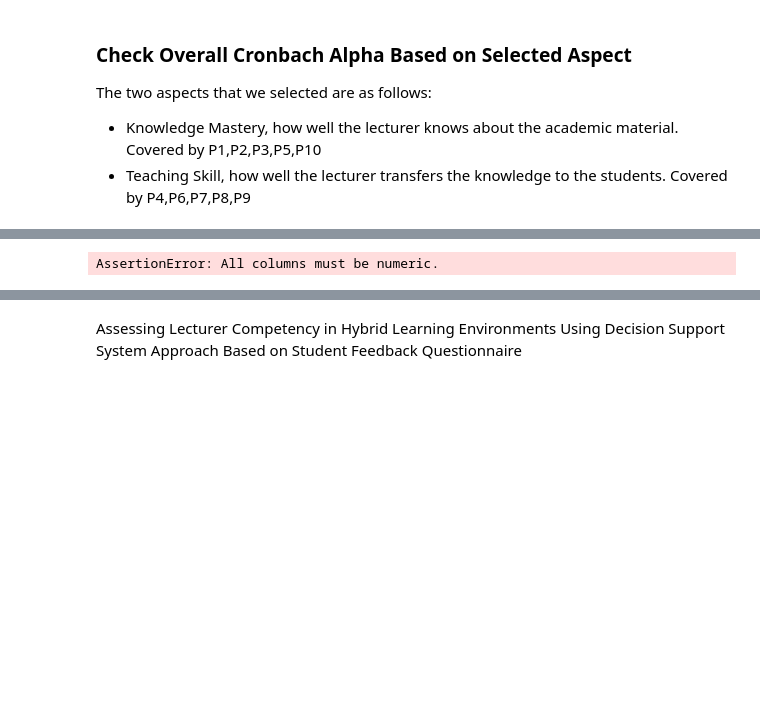
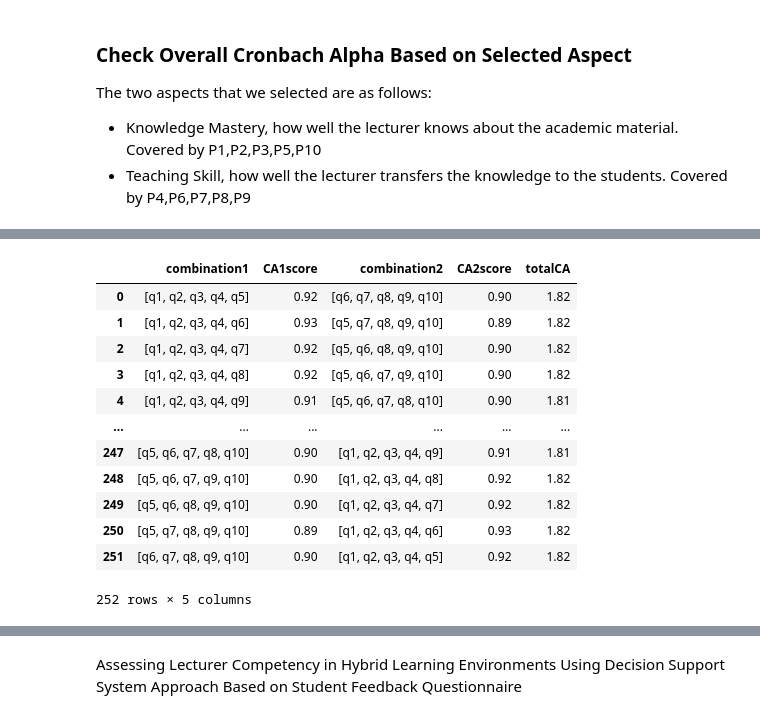
Before and after one commit to rif42/DecisionSupportSystem_RankingSystem, a Jupyter notebook: DSS-SAW-Mark6_DatasetAnalysis.ipynb, the cells around one changed output, grey strips where cells are left out. Cells and saved outputs as stored; diff of their text form; code cells hidden in the pictures; blank space fills up the shorter version.

```diff
--- a/DSS-SAW-Mark6_DatasetAnalysis.ipynb
+++ b/DSS-SAW-Mark6_DatasetAnalysis.ipynb
@@ -115,5 +113,7 @@ We found that the CA score for knowledge mastery aspect is 0.90, and CA score fo
 # %%
 import itertools
+
+df3.drop(['dosen','ta','nim','kdmk','nmmk','saran'], axis=1, inplace=True)
 
 # Create an array of 10 numbers
 numbers = ['q1', 'q2', 'q3', 'q4', 'q5', 'q6', 'q7', 'q8', 'q9', 'q10']
@@ -131,31 +131,43 @@ for combination1 in combinations:
 
     #extract items from tuple
     combination1 = list(combination1)
 
     #eliminate combination list from numbers list
     combination2 = numbers.copy()
     for item in combination1:
         combination2.remove(item)
 
     # #drop columns
     df_ca1 = df_ca.drop(combination1, axis=1)
     df_ca2 = df_ca.drop(combination2, axis=1)
 
     #calculate cronbach alpha
     ca_score1 = pg.cronbach_alpha(data=df_ca1)
     ca_score2 = pg.cronbach_alpha(data=df_ca2)
 
     # round to 2 decimal places
     ca_score1 = round(ca_score1[0], 2)
     ca_score2 = round(ca_score2[0], 2)
 
     # calculate sum of ca_score
     total_ca = ca_score1 + ca_score2
 
     #add all data to dataframe
     df_ca_test.loc[len(df_ca_test)] = [combination1, ca_score1, combination2, ca_score2, total_ca]
 
 
 df_ca_test
 # %% [output]
+|  | combination1 | CA1score | combination2 | CA2score | totalCA |
+| 0 | [q1, q2, q3, q4, q5] | 0.92 | [q6, q7, q8, q9, q10] | 0.90 | 1.82 |
+| 1 | [q1, q2, q3, q4, q6] | 0.93 | [q5, q7, q8, q9, q10] | 0.89 | 1.82 |
+| 2 | [q1, q2, q3, q4, q7] | 0.92 | [q5, q6, q8, q9, q10] | 0.90 | 1.82 |
+| 3 | [q1, q2, q3, q4, q8] | 0.92 | [q5, q6, q7, q9, q10] | 0.90 | 1.82 |
+| 4 | [q1, q2, q3, q4, q9] | 0.91 | [q5, q6, q7, q8, q10] | 0.90 | 1.81 |
+| ... | ... | ... | ... | ... | ... |
+| 247 | [q5, q6, q7, q8, q10] | 0.90 | [q1, q2, q3, q4, q9] | 0.91 | 1.81 |
+| 248 | [q5, q6, q7, q9, q10] | 0.90 | [q1, q2, q3, q4, q8] | 0.92 | 1.82 |
+| 249 | [q5, q6, q8, q9, q10] | 0.90 | [q1, q2, q3, q4, q7] | 0.92 | 1.82 |
+| 250 | [q5, q7, q8, q9, q10] | 0.89 | [q1, q2, q3, q4, q6] | 0.93 | 1.82 |
+| 251 | [q6, q7, q8, q9, q10] | 0.90 | [q1, q2, q3, q4, q5] | 0.92 | 1.82 |
-AssertionError: All columns must be numeric.
+252 rows × 5 columns
```
Also changed, not shown: parts of 8 cells of this notebook, 1 other file.
